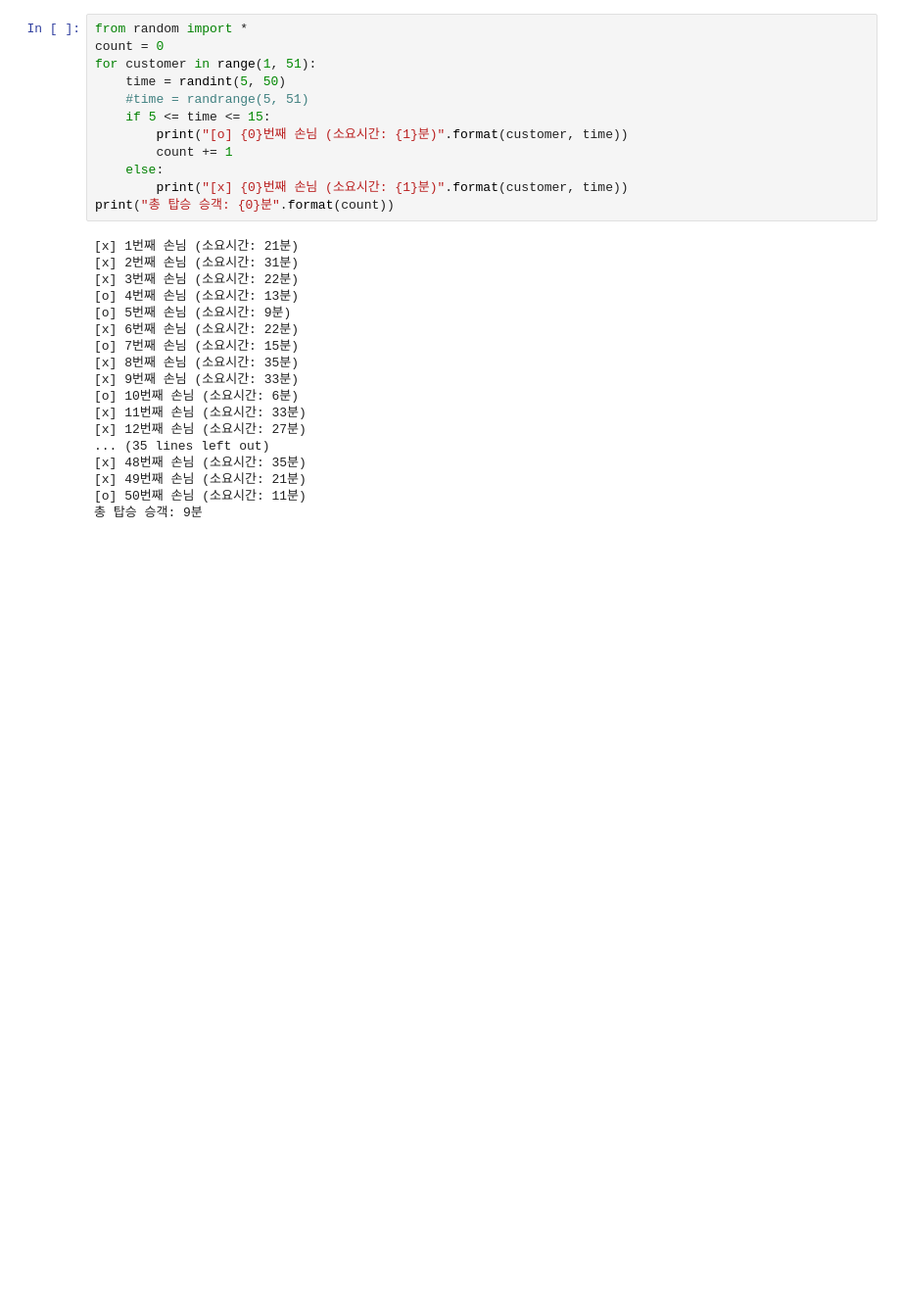
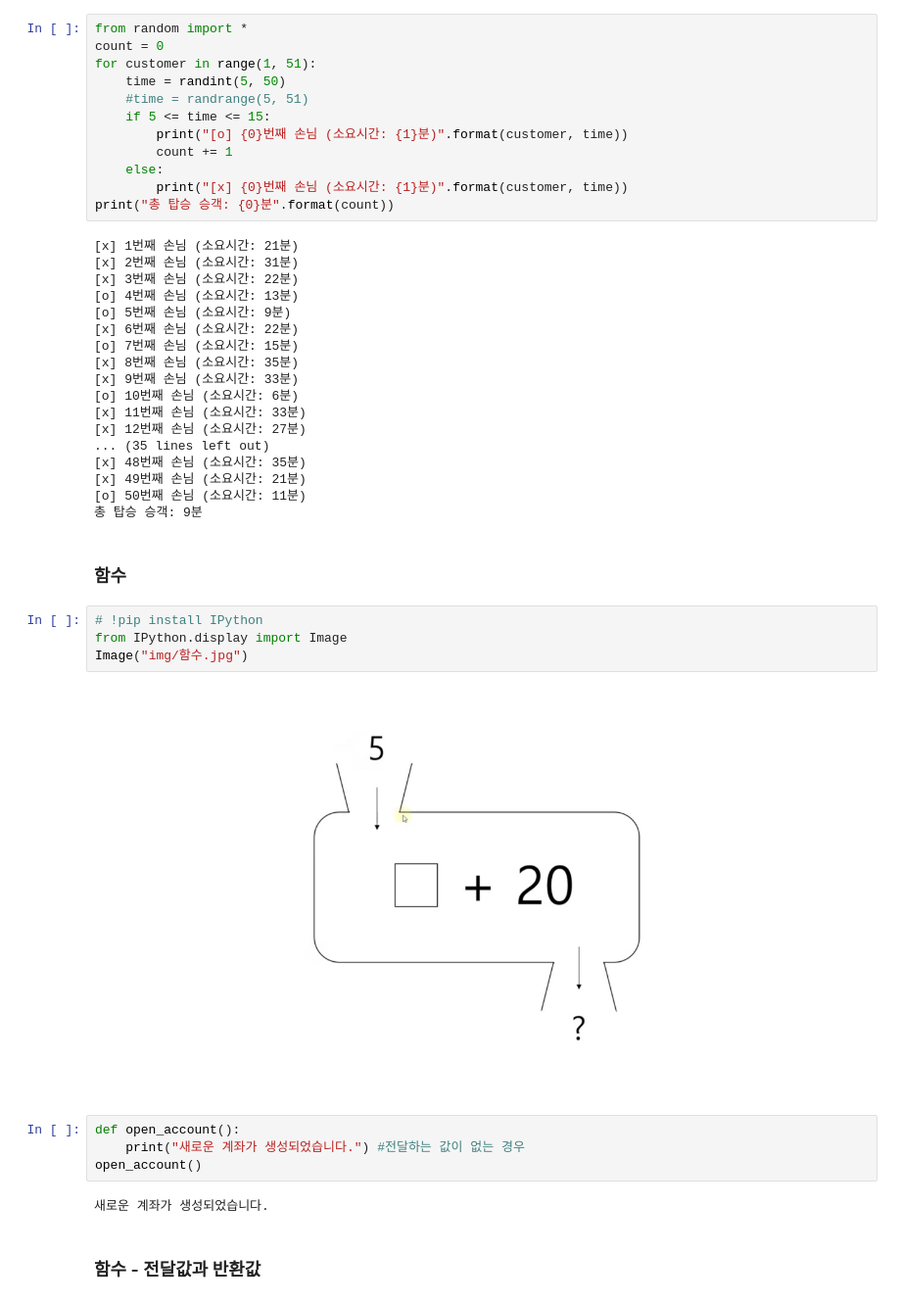
Before and after one commit to eeyeji/Study, a Jupyter notebook: 나도코딩/python_기본.ipynb, the cells around one changed output. Shown at 98% size. Saved outputs shown, nothing was run; the diff lists cells and outputs as text; blank space fills up the shorter version.

```diff
--- a/나도코딩/python_기본.ipynb
+++ b/나도코딩/python_기본.ipynb
@@ -1160,3 +1160,19 @@ print("총 탑승 승객: {0}분".format(count))
 [x] 49번째 손님 (소요시간: 21분)
 [o] 50번째 손님 (소요시간: 11분)
 총 탑승 승객: 9분
+# %% [markdown]
+### 함수
+# %%
+# !pip install IPython
+from IPython.display import Image
+Image("img/함수.jpg")
+# %% [output]
+[figure, added]
+# %%
+def open_account():
+    print("새로운 계좌가 생성되었습니다.") #전달하는 값이 없는 경우
+open_account()
+# %% [output]
+새로운 계좌가 생성되었습니다.
+# %% [markdown]
+### 함수 - 전달값과 반환값
```
Also changed, not shown: parts of 20 cells of this notebook, 1 other file.
